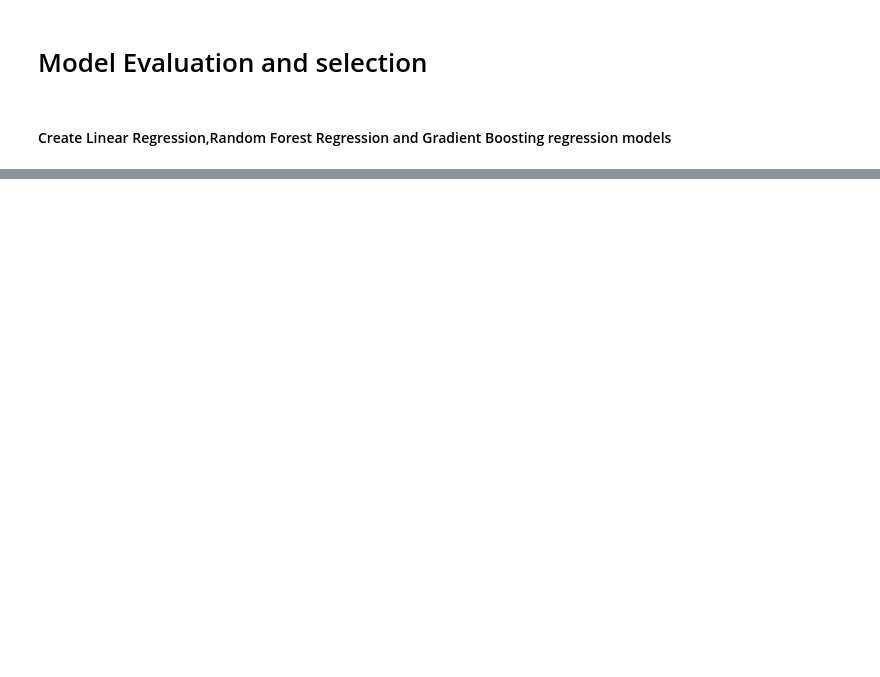
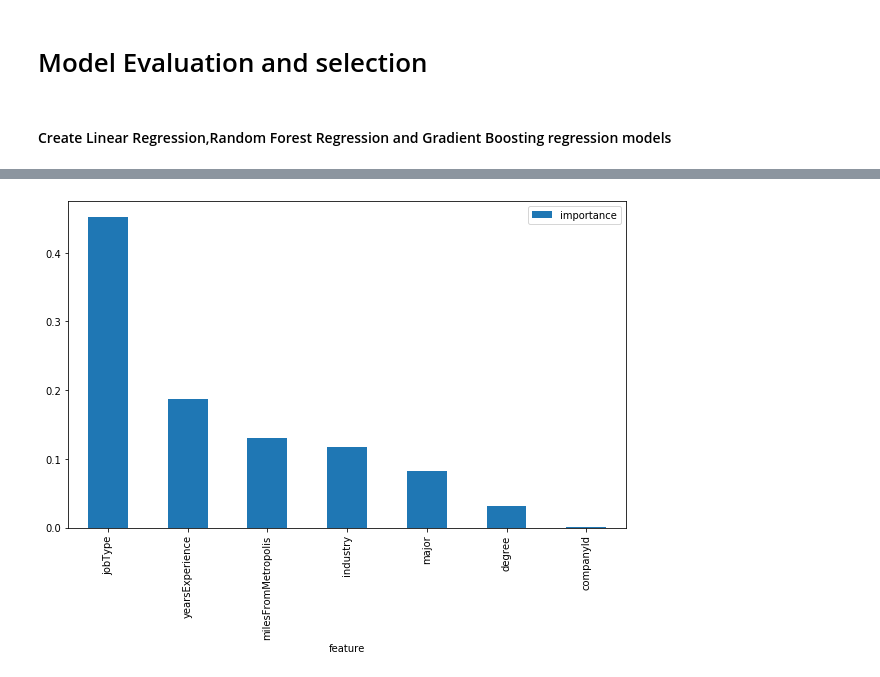
Before and after one commit to deepasyriac/Salary_Prediction_Portfolio_Project, a Jupyter notebook: Salary_Prediction_Portfolio_Project.ipynb, the cells around one changed output, grey strips where cells are left out. Cells and saved outputs as stored; diff of their text form; code cells hidden in the pictures; blank space fills up the shorter version.

```diff
--- a/Salary_Prediction_Portfolio_Project.ipynb
+++ b/Salary_Prediction_Portfolio_Project.ipynb
@@ -399,0 +401,3 @@ salary has a negative correlation to milesfromMetropolis, since the salary decre
+# %%
+train_feature = Encode_Data(train_feature)
+test_feature = Encode_Data(test_feature)
@@ -436,2 +432,0 @@ target = train_df[target_var]
-# %%
-train_feature = Encode_Data(train_df,cat_var,num_var)
@@ -442,5 +433,2 @@ test_feature = Encode_Data(test_features,cat_var,num_var)
-# %%
-train_feature = np.array(train_feature)
-target = np.array(target)
 # %% [markdown]
 # Model Evaluation and selection
@@ -513,0 +531,11 @@ GradientBoostingRegressor(alpha=0.9, ccp_alpha=0.0, criterion='friedman_mse',
+# %%
+#showing feature importances
+feature_importances = pd.DataFrame({'feature':train_feature.columns, 'importance':importances})
+feature_importances.sort_values(by='importance', ascending=False, inplace=True)
+#set index to 'feature'
+feature_importances.set_index('feature', inplace=True, drop=True)
+# %%
+feature_importances[0:25].plot.bar(figsize=(10,6))
+plt.show()
+# %% [output]
+[figure, added]
```
Also changed, not shown: parts of 24 cells of this notebook.
